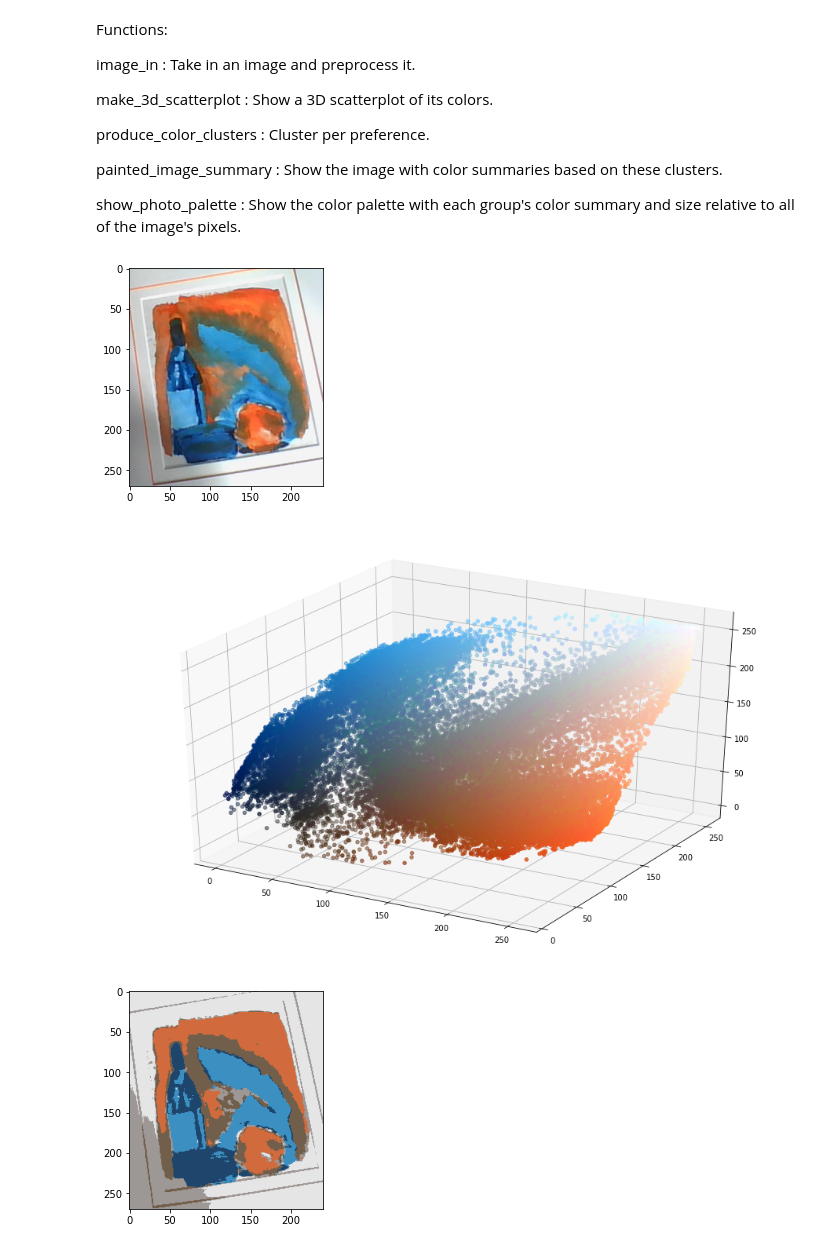
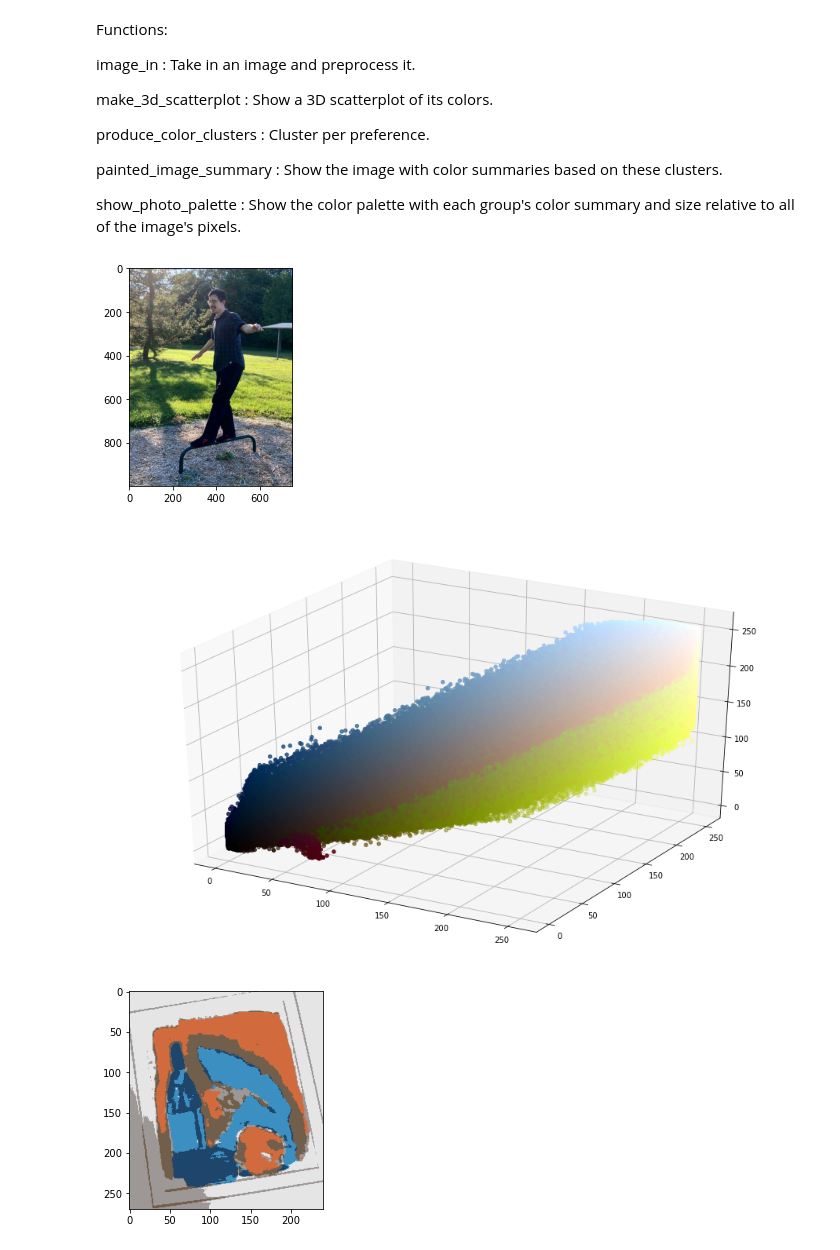
Before and after one commit to Windblown-Marionette/photo-palette, a Jupyter notebook: project-notebook.ipynb, the cells around one changed output. Drawn from its saved outputs; the diff is of its cells as text; code cells hidden in the pictures.

```diff
--- a/project-notebook.ipynb
+++ b/project-notebook.ipynb
@@ -453,9 +458,9 @@ def image_in(file_location):
     except Exception:
         print('Error: image input failed.')
 # %%
-imported_image, shape_0, shape_1 = image_in('data/capturecopy2.png')
+imported_image, shape_0, shape_1 = image_in('data/1.jpg')
 # %% [output]
-[figure, old version]
+[figure, new version]
 # %%
 def make_3d_scatterplot(image_colors):
     '''
@@ -479,7 +484,7 @@ def make_3d_scatterplot(image_colors):
 # %%
 make_3d_scatterplot(imported_image)
 # %% [output]
-[figure, old version]
+[figure, new version]
 # %%
 def produce_color_clusters(image, groups = 6, model = 'kmeans', random_seed = 0):
     '''Produces clusters in RGB color space.
```
Also changed, not shown: parts of 5 cells of this notebook.
